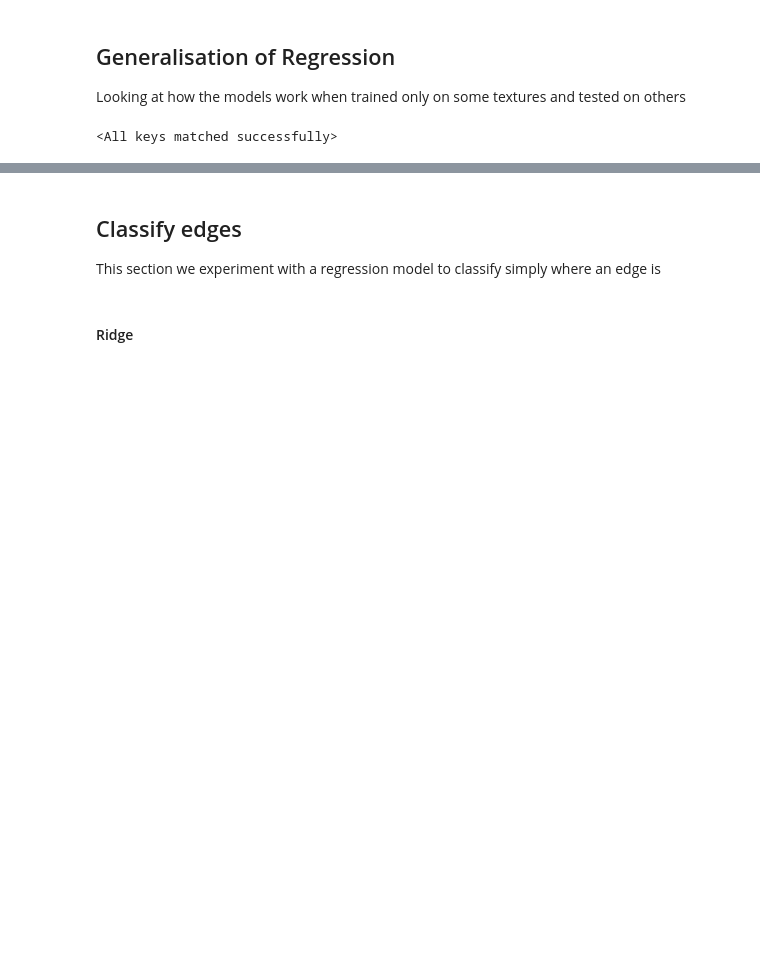
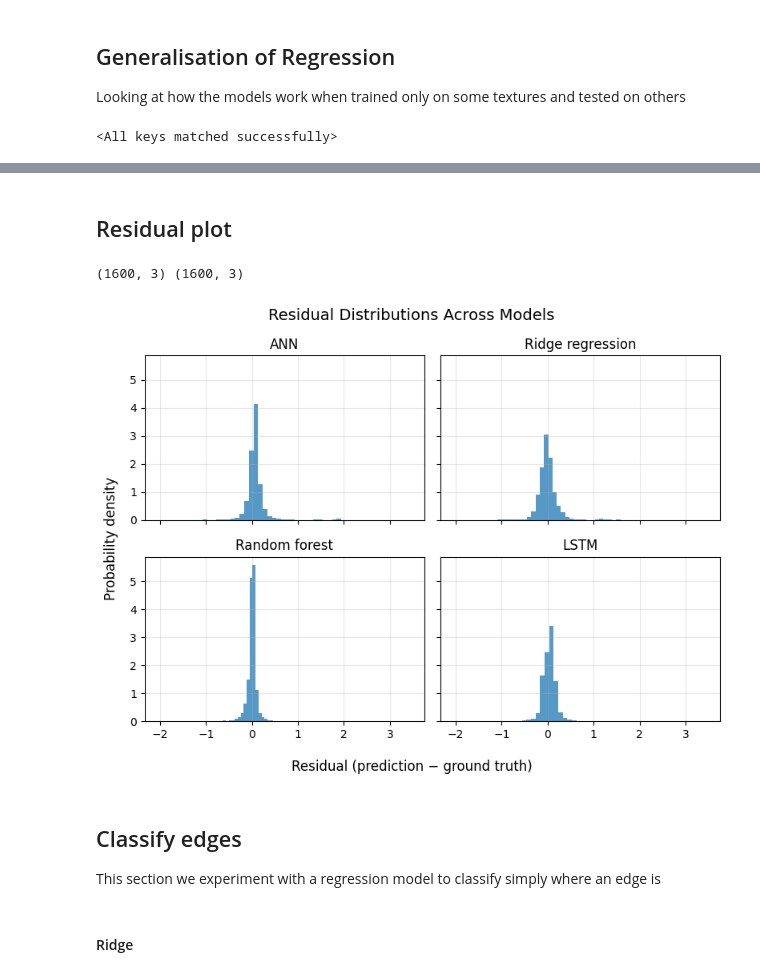
Before and after one commit to shepai/GonkRobot, a Jupyter notebook: Data/classifier.ipynb, the cells around one changed output, grey strips where cells are left out. Saved outputs shown, nothing was run; the diff lists cells and outputs as text; code cells hidden in the pictures; blank space fills up the shorter version.

```diff
--- a/Data/classifier.ipynb
+++ b/Data/classifier.ipynb
@@ -868,3 +869,71 @@ plt.show()
+# %% [markdown]
+## Residual plot
+# %%
+examples=[examples_ann,examples_r,examples_rf,examples_lstm]
+targets=[y for i in range(4)]
+print(examples[0].shape,targets[0].shape)
+model_names = [
+    "ANN",
+    "Ridge regression",
+    "Random forest",
+    "LSTM"
+]
+
+fig, axs = plt.subplots(
+    2, 2,
+    figsize=(8, 6),
+    sharex=True,
+    sharey=True
+)
+
+axs = axs.flatten()
+
+# -------- compute global histogram limits --------
+all_residuals = []
+
+for pred, tgt in zip(examples, targets):
+    res = pred - tgt
+    all_residuals.append(res.flatten())
+
+all_residuals = np.concatenate(all_residuals)
+
+xmin = np.min(all_residuals)
+xmax = np.max(all_residuals)
+
+# -------- plot histograms --------
+for i, (pred, tgt) in enumerate(zip(examples, targets)):
+
+    residuals = (pred - tgt).flatten()
+
+    axs[i].hist(
+        residuals,
+        bins=60,
+        density=True,
+        alpha=0.75
+    )
+
+    axs[i].set_title(model_names[i])
+    axs[i].grid(True, alpha=0.3)
+    axs[i].set_xlim(xmin, xmax)
+
+# -------- global labels --------
+fig.supxlabel("Residual (prediction − ground truth)")
+fig.supylabel("Probability density")
+
+fig.suptitle(
+    "Residual Distributions Across Models",
+    fontsize=14
+)
+
+plt.tight_layout()
+plt.savefig(
+    "/its/home/drs25/GonkRobot/assets/residual.pdf",
+    bbox_inches="tight"
+)
+plt.show()
+# %% [output]
+(1600, 3) (1600, 3)
+[figure, added]
 # %% [markdown]
 ## Classify edges
 
```
Also changed, not shown: parts of 3 cells of this notebook.
